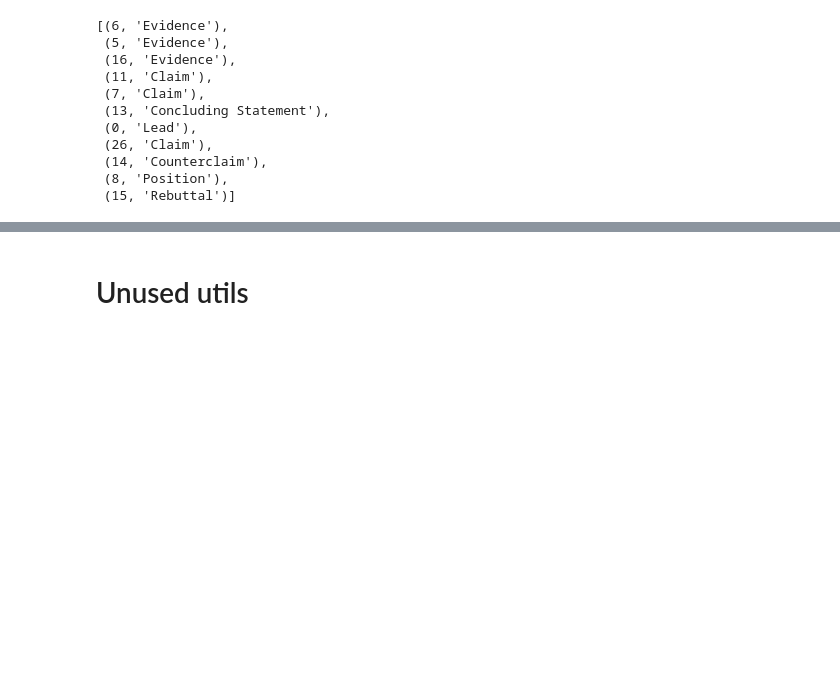
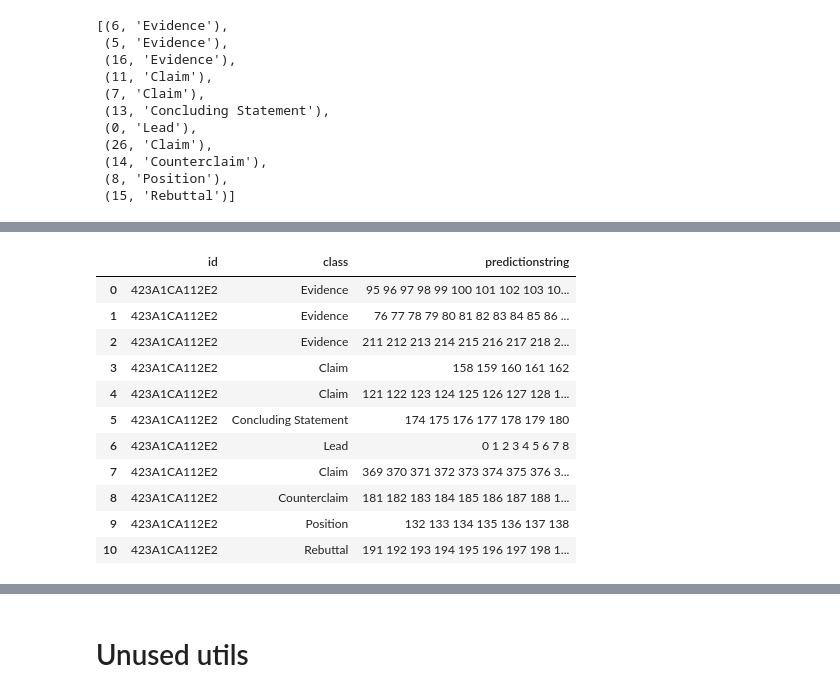
Before and after one commit to Valentin-Laurent/evalstudent, a Jupyter notebook: notebooks/First exploration.ipynb, the cells around one changed output, grey strips where cells are left out. Cells and saved outputs as stored; diff of their text form; code cells hidden in the pictures; blank space fills up the shorter version.

Commit message:
Generated predictionstring and submission dataframe from baseline. Still need to compute the metric.

```diff
--- a/notebooks/First exploration.ipynb
+++ b/notebooks/First exploration.ipynb
@@ -231,0 +237,8 @@ prediction
+# %%
+sentences_words_index = []
+word_index = 0
+for sentence in sentences:
+    sentence_length = len(sentence.split())
+    sentences_words_index.append(" ".join([str(i) for i in range(word_index, word_index+sentence_length)]))
+    word_index += sentence_length
+sentences_words_index
@@ -231,0 +263,17 @@ prediction
+# %%
+submission = [["423A1CA112E2", element[1], sentences_words_index[element[0]]] for element in prediction]
+submission_df = pd.DataFrame(submission, columns=["id", "class", "predictionstring"])
+submission_df
+# %% [output]
+|  | id | class | predictionstring |
+| 0 | 423A1CA112E2 | Evidence | 95 96 97 98 99 100 101 102 103 10... |
+| 1 | 423A1CA112E2 | Evidence | 76 77 78 79 80 81 82 83 84 85 86 ... |
+| 2 | 423A1CA112E2 | Evidence | 211 212 213 214 215 216 217 218 2... |
+| 3 | 423A1CA112E2 | Claim | 158 159 160 161 162 |
+| 4 | 423A1CA112E2 | Claim | 121 122 123 124 125 126 127 128 1... |
+| 5 | 423A1CA112E2 | Concluding Statement | 174 175 176 177 178 179 180 |
+| 6 | 423A1CA112E2 | Lead | 0 1 2 3 4 5 6 7 8 |
+| 7 | 423A1CA112E2 | Claim | 369 370 371 372 373 374 375 376 3... |
+| 8 | 423A1CA112E2 | Counterclaim | 181 182 183 184 185 186 187 188 1... |
+| 9 | 423A1CA112E2 | Position | 132 133 134 135 136 137 138 |
+| 10 | 423A1CA112E2 | Rebuttal | 191 192 193 194 195 196 197 198 1... |
```
Also changed, not shown: parts of 5 cells of this notebook.
